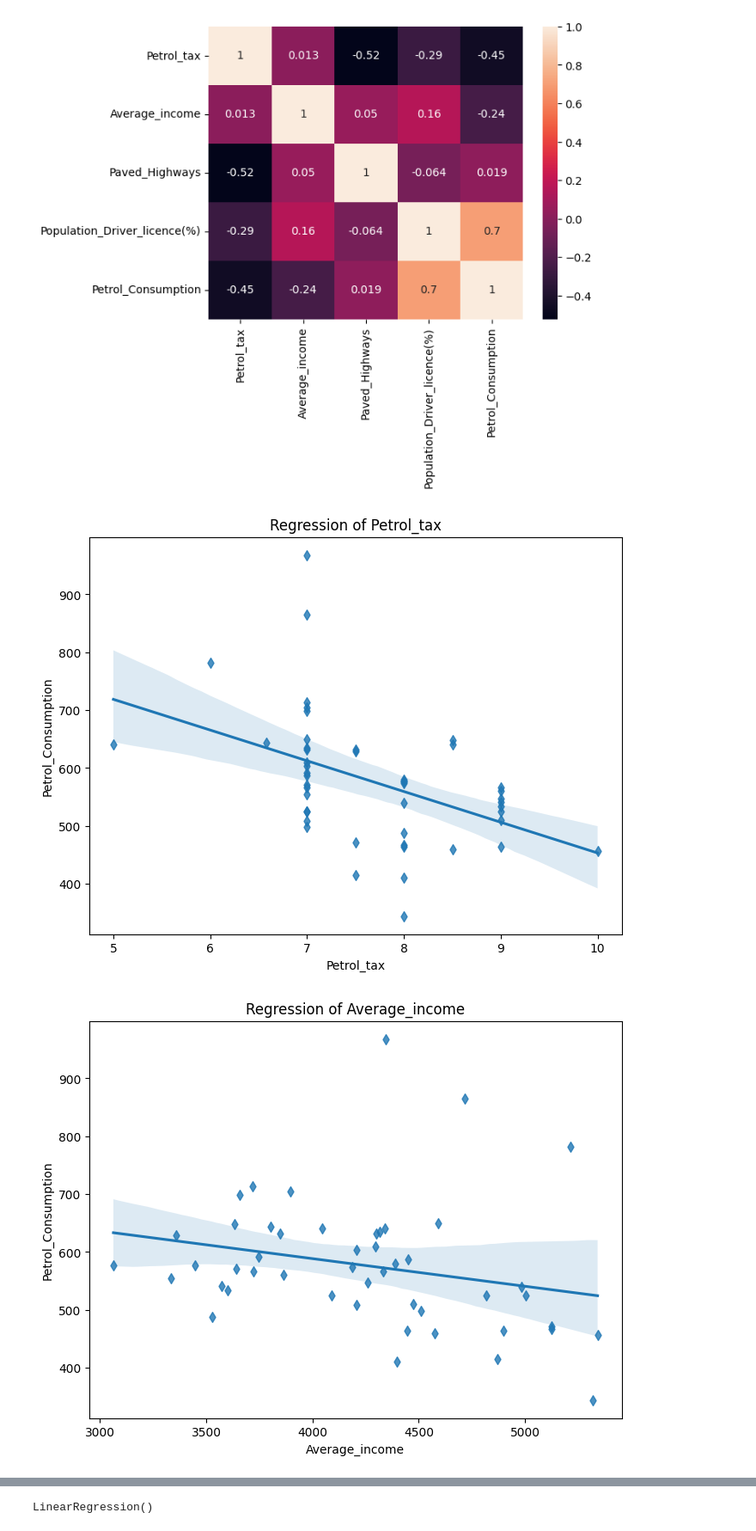
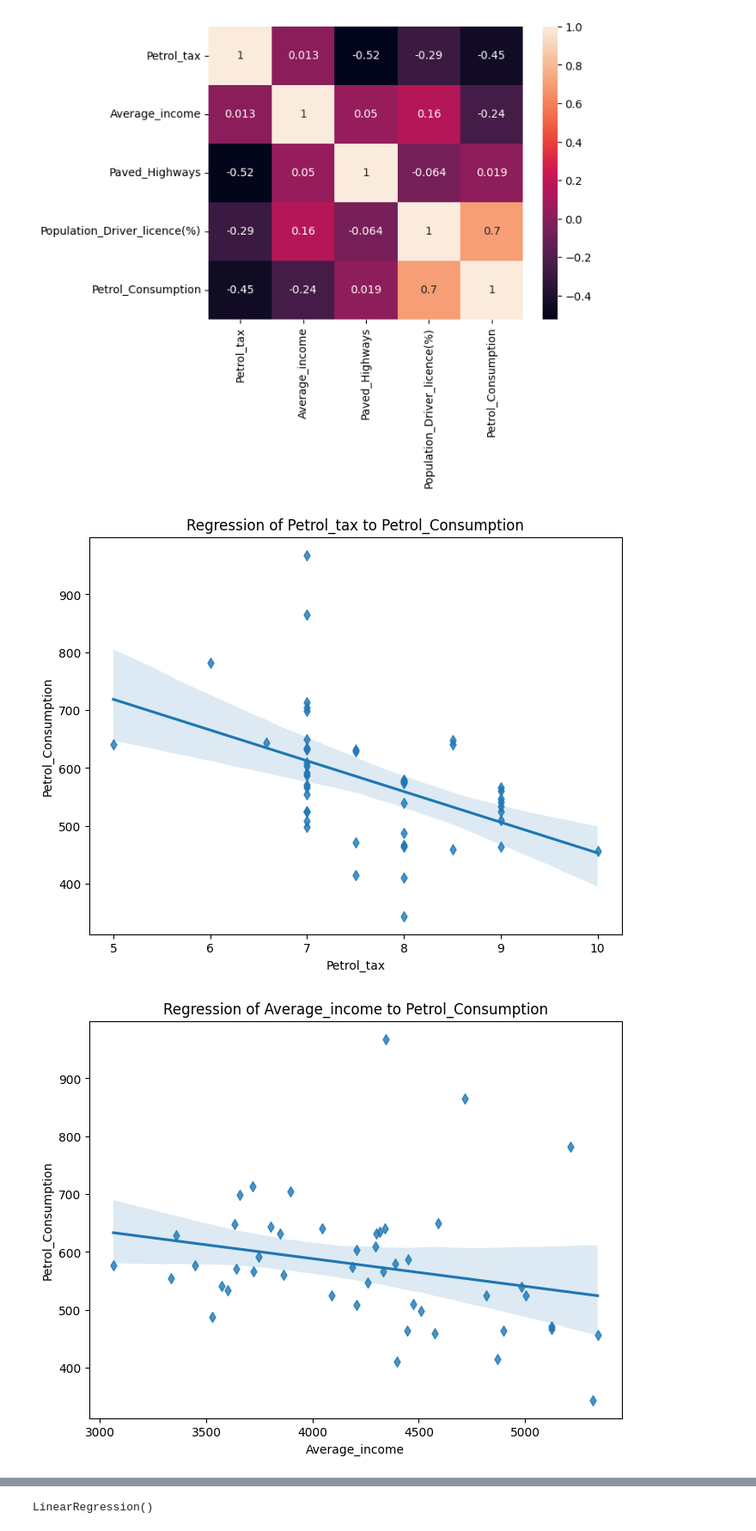
Before and after one commit to Leywa-git/Start_UP_IT_PDS2, a Jupyter notebook: Lesson_35/dz_35_2.ipynb, the cells around one changed output, grey strips where cells are left out. Shown at 86% size. Cells and saved outputs as stored; diff of their text form; code cells hidden in the pictures.

```diff
--- a/Lesson_35/dz_35_2.ipynb
+++ b/Lesson_35/dz_35_2.ipynb
@@ -41,9 +53,9 @@ sb.heatmap(correlation, annot=True)
 # %%
 variables = ["Petrol_tax", "Average_income", "Paved_Highways", "Population_Driver_licence(%)"]
 
 for var in variables:
     plt.figure(figsize=(8, 6), dpi=100)
-    sb.regplot(x=var, y="Petrol_Consumption", data=dataframe, marker = "d").set(title=f"Regression of {var}")
+    sb.regplot(x=var, y="Petrol_Consumption", data=dataframe, marker = "d").set(title=f"Regression of {var} to Petrol_Consumption")
 # %% [output]
-[figure, old version]
+[figure, new version]
-[figure, old version]
+[figure, new version]
```
Also changed, not shown: parts of 15 cells of this notebook, 1 other file.
